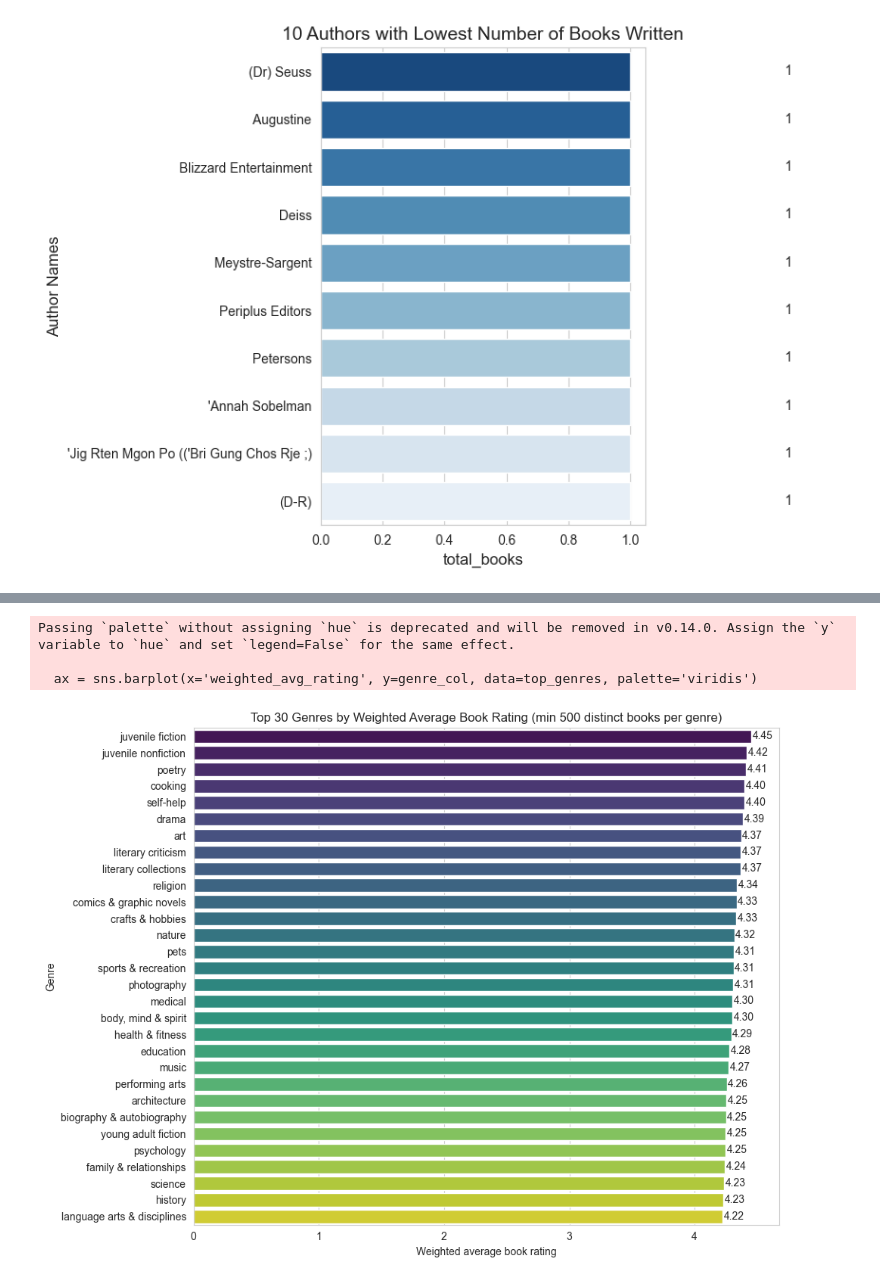
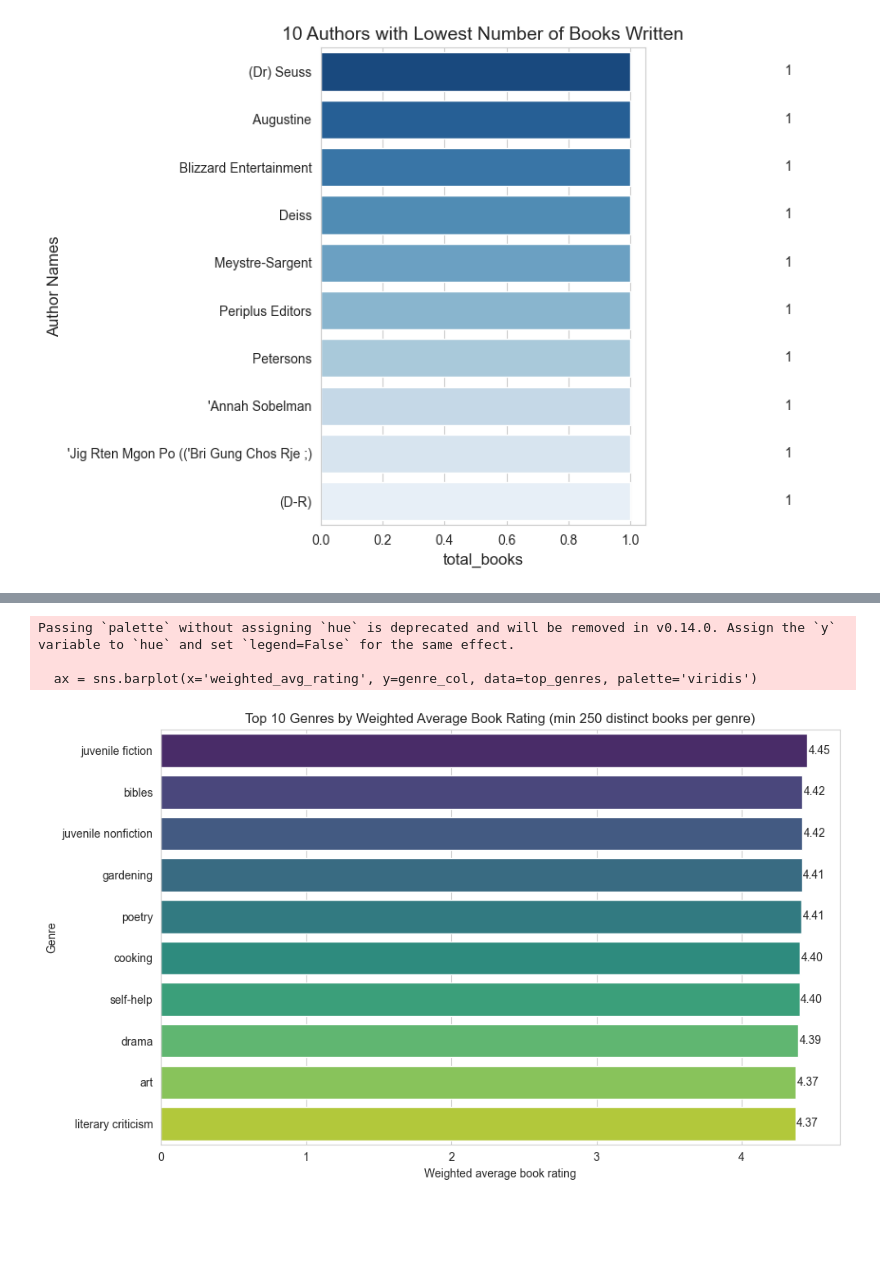
Before and after one commit to nour-nour7/data-science-mini-project, a Jupyter notebook: exploratoryDataAnalysis.ipynb, the cells around one changed output, grey strips where cells are left out. Saved outputs shown, nothing was run; the diff lists cells and outputs as text; code cells hidden in the pictures; blank space fills up the shorter version.

```diff
--- a/exploratoryDataAnalysis.ipynb
+++ b/exploratoryDataAnalysis.ipynb
@@ -149,7 +149,9 @@ Very few missing values in reviews: 6 missing cells (0.0% of all cells).
 # %%
 authors['total_books'] = pd.to_numeric(authors['total_books'], errors='coerce').fillna(0).astype(int)
 
-top10 = authors.nlargest(10, 'total_books').copy()
+top10 = authors.nlargest(11, 'total_books').copy()
+idx = top10[top10['main_author'].str.strip().str.lower() == 'various'].index
+top10 = top10.drop(idx)
 top10 = top10.sort_values('total_books', ascending=True)
 
 plt.figure(figsize=(10, 6))
@@ -232,7 +234,7 @@ exploded[genre_col] = exploded[genre_col].str.strip().str.lower()
 genre_counts = exploded.groupby(genre_col)['Title'].nunique().reset_index(name='n_books')
 genre_counts = genre_counts.sort_values('n_books', ascending=True)
 
-max_display = 30
+max_display = 20
 plot_df = genre_counts.tail(max_display).copy()
 
 plt.figure(figsize=(10, max(4, len(plot_df)*0.25)))
@@ -260,7 +262,7 @@ Passing `palette` without assigning `hue` is deprecated and will be removed in v
 genre_col = 'genre'
 rating_col = 'avg_rating'
 count_col = 'review_count'
-min_books = 500
+min_books = 250
 
 # Validate columns
 for c in (genre_col, rating_col, count_col):
@@ -286,34 +288,34 @@ gen = gen[gen[genre_col].isin(valid_genres)].copy()
 
 # Compute weighted average per genre: sum(avg_rating * n_reviews) / sum(n_reviews)
 agg = gen.groupby(genre_col).apply(lambda df: pd.Series({
     'total_reviews': int(df[count_col].sum()),
     'weighted_avg_rating': (df[rating_col] * df[count_col]).sum() / df[count_col].sum() if df[count_col].sum() > 0 else np.nan,
     'n_books': int(df['Title'].nunique())
 })).reset_index()
 
 # Filter genres with no reviews (safety) and sort descending by weighted_avg_rating
 agg = agg.dropna(subset=['weighted_avg_rating']).sort_values('weighted_avg_rating', ascending=False)
 
-top_genres = agg.head(30).copy()
+top_genres = agg.head(10).copy()
 
 # Plot horizontal bar chart
 plt.figure(figsize=(10, max(6, len(top_genres)*0.25)))
 sns.set_style('whitegrid')
 ax = sns.barplot(x='weighted_avg_rating', y=genre_col, data=top_genres, palette='viridis')
 ax.set_xlabel('Weighted average book rating')
 ax.set_ylabel('Genre')
-ax.set_title(f'Top 30 Genres by Weighted Average Book Rating (min {min_books} distinct books per genre)')
+ax.set_title(f'Top 10 Genres by Weighted Average Book Rating (min {min_books} distinct books per genre)')
 
 # annotate bar values
 for p in ax.patches:
     width = p.get_width()
     ax.text(width + 0.01, p.get_y() + p.get_height()/2, f'{width:.2f}', va='center')
 
 plt.tight_layout()
 plt.show()
 # %% [output]
 Passing `palette` without assigning `hue` is deprecated and will be removed in v0.14.0. Assign the `y` variable to `hue` and set `legend=False` for the same effect.
 
   ax = sns.barplot(x='weighted_avg_rating', y=genre_col, data=top_genres, palette='viridis')
-[figure, old version]
+[figure, new version]
 # %%
```
Also changed, not shown: parts of 3 cells of this notebook.
